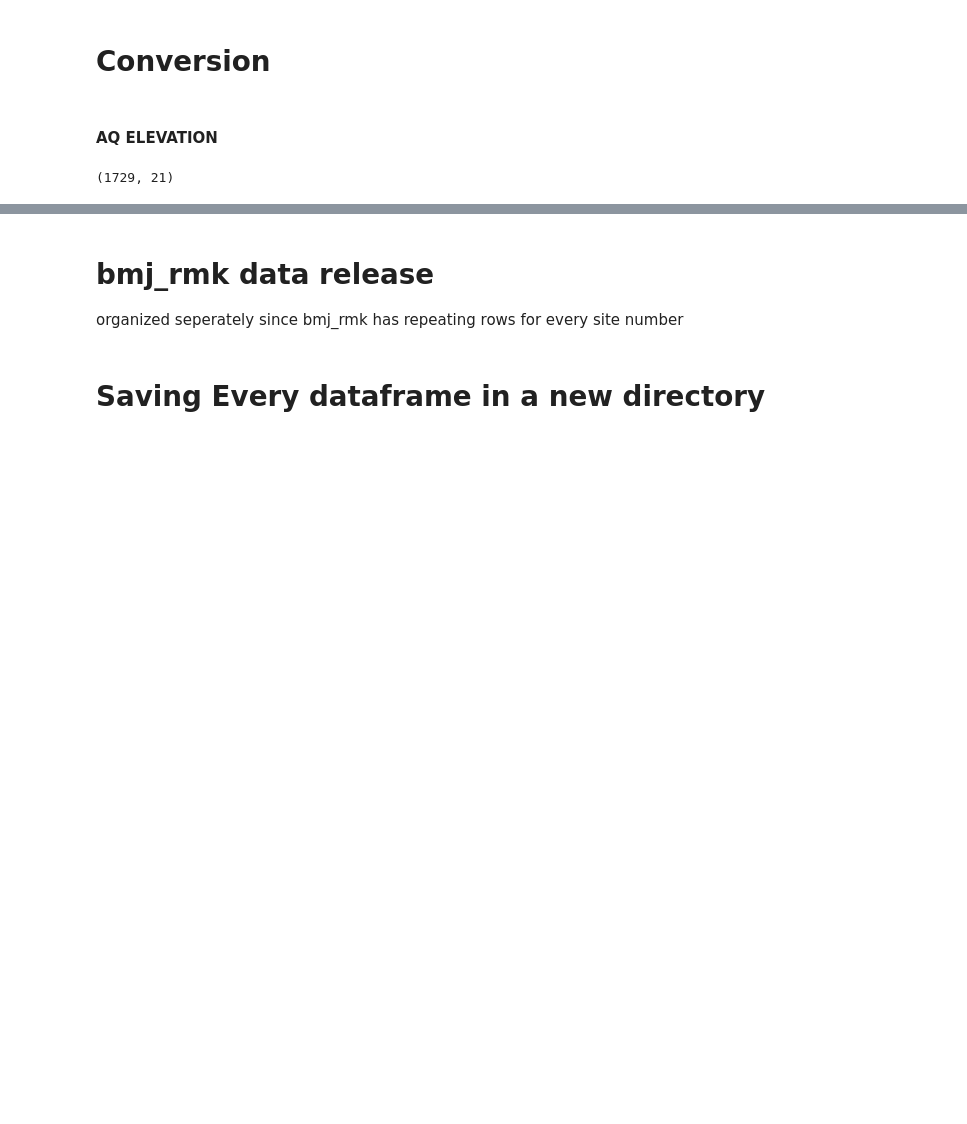
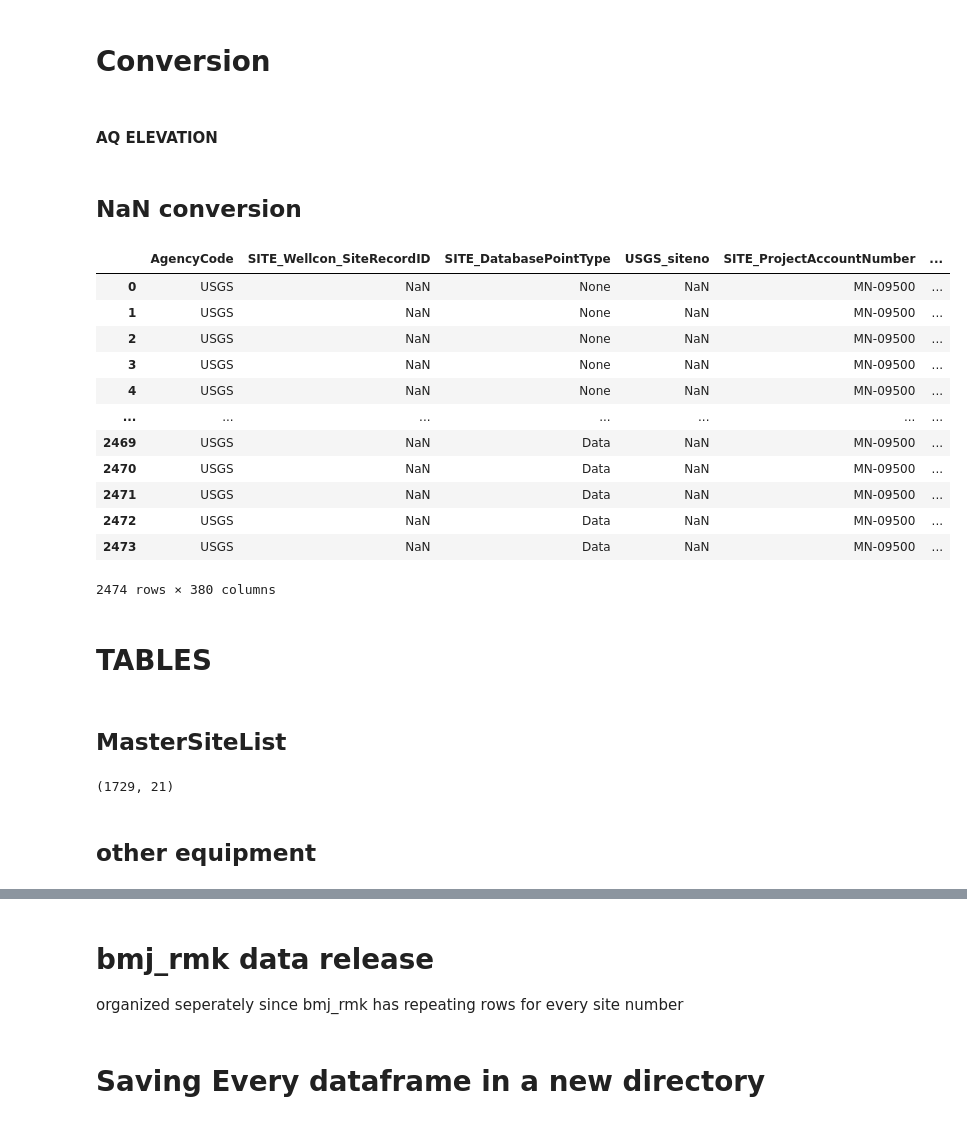
Before and after one commit to BojanMilinic/bemidji, a Jupyter notebook: 02_data_convergence_automate.ipynb, the cells around one changed output, grey strips where cells are left out. Saved outputs shown, nothing was run; the diff lists cells and outputs as text; code cells hidden in the pictures; blank space fills up the shorter version.

Commit message:
convert usgs siteno in dfcomplete

```diff
--- a/02_data_convergence_automate.ipynb
+++ b/02_data_convergence_automate.ipynb
@@ -262,6 +265,32 @@ dfcomplete = dfcomplete.rename(columns={'SITE_OnNWT':'OnNorthWellTransect',
                                         'GWSI_WellCasingInnerDiameter_cm':'WellCasingInnerDiameter_cm',
                                         'GWSI_WidthOfOpeningsInOpenInterval_cm':'WidthOfOpeningsInOpenInterval_cm'
                                         })
+# %% [markdown]
+## NaN conversion
+# %%
+dfcomplete['USGS_siteno'] =  dfcomplete['USGS_siteno'].astype('Int64')
+dfcomplete['USGS_siteno'] = 'x' + dfcomplete['USGS_siteno'].astype(str)
+dfcomplete['USGS_siteno'] = dfcomplete['USGS_siteno'].replace('x<NA>', np.nan)
+# %%
+dfcomplete
+# %% [output]
+|  | AgencyCode | SITE_Wellcon_SiteRecordID | SITE_DatabasePointType | USGS_siteno | SITE_ProjectAccountNumber | ... |
+| 0 | USGS | NaN | None | NaN | MN-09500 | ... |
+| 1 | USGS | NaN | None | NaN | MN-09500 | ... |
+| 2 | USGS | NaN | None | NaN | MN-09500 | ... |
+| 3 | USGS | NaN | None | NaN | MN-09500 | ... |
+| 4 | USGS | NaN | None | NaN | MN-09500 | ... |
+| ... | ... | ... | ... | ... | ... | ... |
+| 2469 | USGS | NaN | Data | NaN | MN-09500 | ... |
+| 2470 | USGS | NaN | Data | NaN | MN-09500 | ... |
+| 2471 | USGS | NaN | Data | NaN | MN-09500 | ... |
+| 2472 | USGS | NaN | Data | NaN | MN-09500 | ... |
+| 2473 | USGS | NaN | Data | NaN | MN-09500 | ... |
+2474 rows × 380 columns
+# %% [markdown]
+# TABLES
+# %% [markdown]
+## MasterSiteList
 # %%
 #create mastersitelist data release
 mastersitelist = dfcomplete.loc[:, ["LocalSiteName",
@@ -299,6 +326,8 @@ mastersitelist2 = mastersitelist.drop_duplicates(subset='LocalSiteName')
 mastersitelist2.shape
 # %% [output]
 (1729, 21)
+# %% [markdown]
+## other equipment
 # %%
 # create OE data release (this merge is unqiue and must be done last...'LocalUseCode' when merged, needs to use the "left_on" of which ever table (OE or Core etc). Otherwise you have to do some renaming magic to keep all the 'LocalUseCode' columns seperate and change last minute while deleting old columns toi avoid repeating the same col name)
 tblOE2 = pd.merge(dfcomplete, tblcd_LocalUseCode[['LocalUseCode','Comments_UseCode']], left_on='OE_LocalUseCode', right_on='LocalUseCode',how='left') #if you leave out the "how" (like in the original) then # of rows plummits
```
Also changed, not shown: parts of 12 cells of this notebook.
